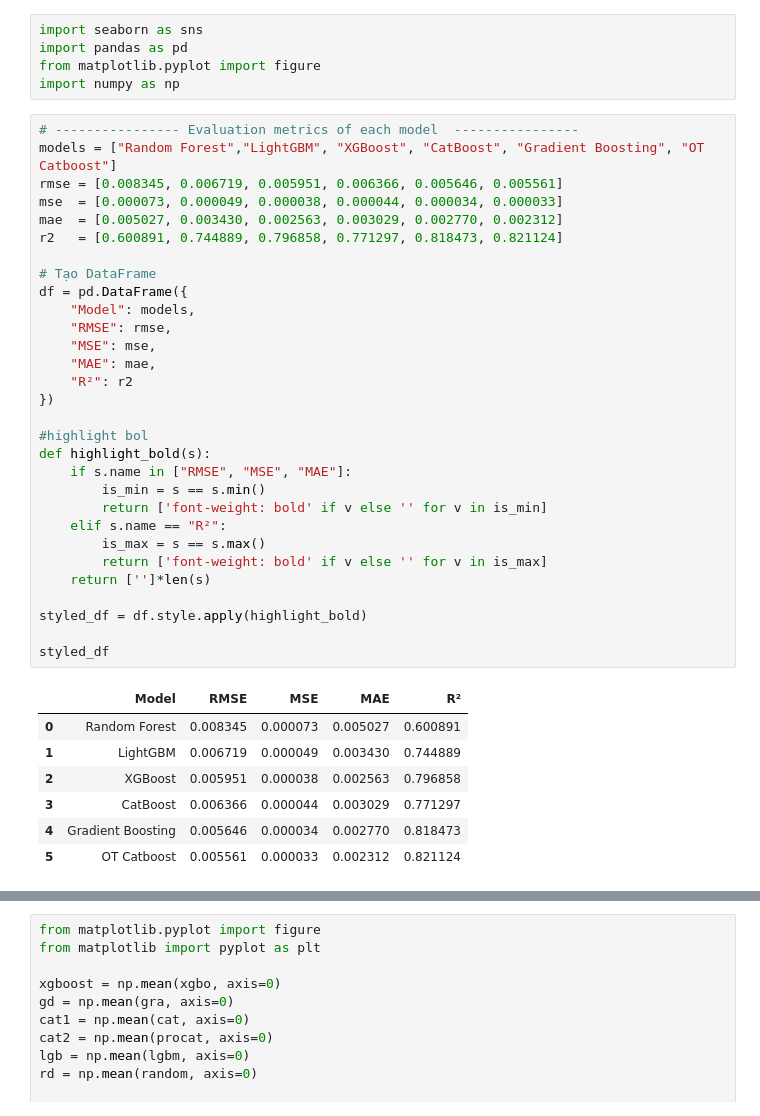
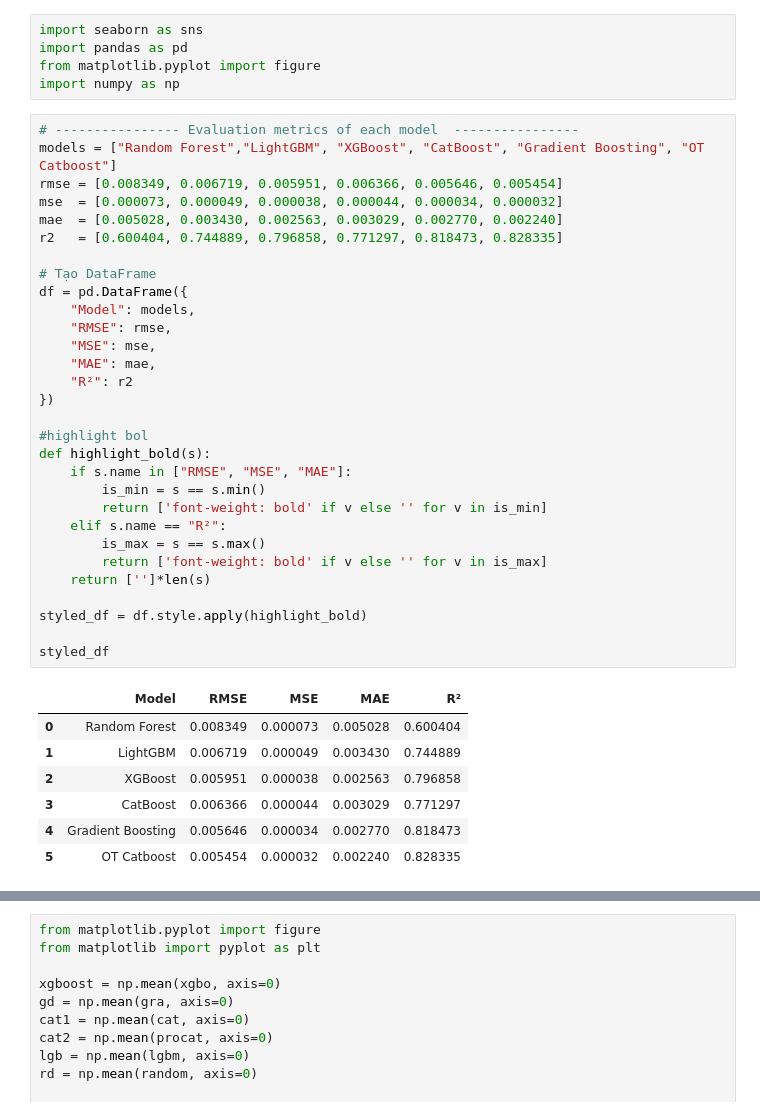
Before and after one commit to TrantuVN/MA, a Jupyter notebook: diagram.ipynb, the cells around one changed output, grey strips where cells are left out. Drawn from its saved outputs; the diff is of its cells as text.

```diff
--- a/diagram.ipynb
+++ b/diagram.ipynb
@@ -6,41 +6,41 @@ import numpy as np
 # %%
 # ---------------- Evaluation metrics of each model  ----------------
 models = ["Random Forest","LightGBM", "XGBoost", "CatBoost", "Gradient Boosting", "OT Catboost"]
-rmse = [0.008345, 0.006719, 0.005951, 0.006366, 0.005646, 0.005561]
-mse  = [0.000073, 0.000049, 0.000038, 0.000044, 0.000034, 0.000033]
-mae  = [0.005027, 0.003430, 0.002563, 0.003029, 0.002770, 0.002312]
-r2   = [0.600891, 0.744889, 0.796858, 0.771297, 0.818473, 0.821124]
+rmse = [0.008349, 0.006719, 0.005951, 0.006366, 0.005646, 0.005454]
+mse  = [0.000073, 0.000049, 0.000038, 0.000044, 0.000034, 0.000032]
+mae  = [0.005028, 0.003430, 0.002563, 0.003029, 0.002770, 0.002240]
+r2   = [0.600404, 0.744889, 0.796858, 0.771297, 0.818473, 0.828335]
 
 # Tạo DataFrame
 df = pd.DataFrame({
     "Model": models,
     "RMSE": rmse,
     "MSE": mse,
     "MAE": mae,
     "R²": r2
 })
 
 #highlight bol
 def highlight_bold(s):
     if s.name in ["RMSE", "MSE", "MAE"]:
         is_min = s == s.min()
         return ['font-weight: bold' if v else '' for v in is_min]
     elif s.name == "R²":
         is_max = s == s.max()
         return ['font-weight: bold' if v else '' for v in is_max]
     return ['']*len(s)
 
 styled_df = df.style.apply(highlight_bold)
 
 styled_df
 # %% [output]
 |  | Model | RMSE | MSE | MAE | R² |
-| 0 | Random Forest | 0.008345 | 0.000073 | 0.005027 | 0.600891 |
+| 0 | Random Forest | 0.008349 | 0.000073 | 0.005028 | 0.600404 |
 | 1 | LightGBM | 0.006719 | 0.000049 | 0.003430 | 0.744889 |
 | 2 | XGBoost | 0.005951 | 0.000038 | 0.002563 | 0.796858 |
 | 3 | CatBoost | 0.006366 | 0.000044 | 0.003029 | 0.771297 |
 | 4 | Gradient Boosting | 0.005646 | 0.000034 | 0.002770 | 0.818473 |
-| 5 | OT Catboost | 0.005561 | 0.000033 | 0.002312 | 0.821124 |
+| 5 | OT Catboost | 0.005454 | 0.000032 | 0.002240 | 0.828335 |
 # %%
 #experiment 20 times
 # ---------------- Evaluation metrics of each model  ----------------
```
Also changed, not shown: parts of 16 cells of this notebook, 45 other files.
